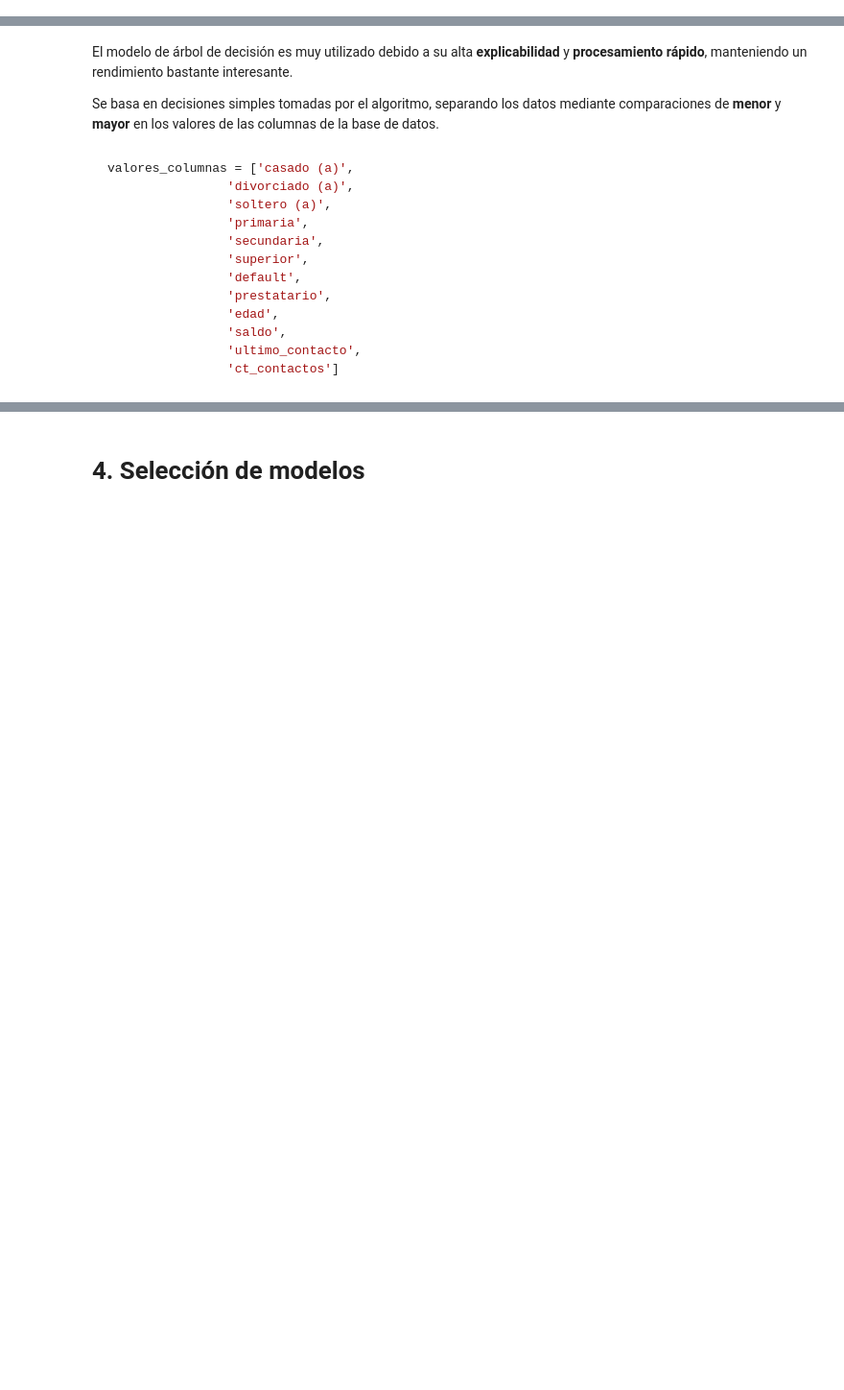
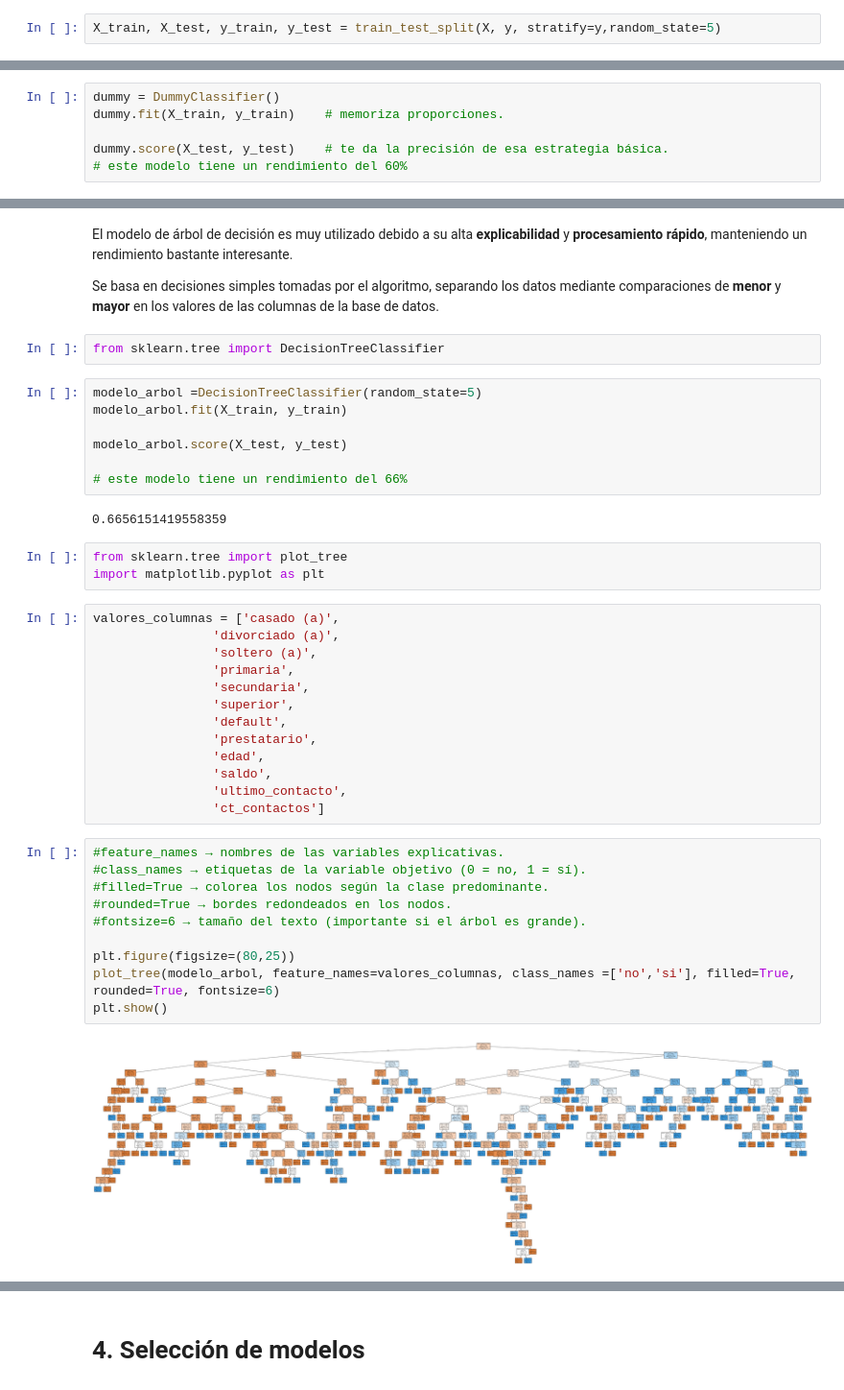
Before and after one commit to Nataliahfk/estadistica_python, a Jupyter notebook: clasificacion_primeros_pasos_machine_learning.ipynb, the cells around one changed output, grey strips where cells are left out. Shown at 96% size. Cells and saved outputs as stored; diff of their text form; blank space fills up the shorter version.

````diff
--- a/clasificacion_primeros_pasos_machine_learning.ipynb
+++ b/clasificacion_primeros_pasos_machine_learning.ipynb
@@ -207,3 +347,5 @@ Para comprender si el modelo realmente está aprendiendo de los datos, necesitam
+# %%
+X_train, X_test, y_train, y_test = train_test_split(X, y, stratify=y,random_state=5)
 # %% [markdown]
 ## Modelo de referencia - Baseline
 # %% [markdown]
@@ -210,0 +355,6 @@ El modelo más simple de clasificar los datos es simplemente utilizar un algorit
+# %%
+dummy = DummyClassifier()
+dummy.fit(X_train, y_train)    # memoriza proporciones.
+
+dummy.score(X_test, y_test)    # te da la precisión de esa estrategia básica.
+# este modelo tiene un rendimiento del 60%
@@ -214,18 +368,42 @@ El modelo más simple de clasificar los datos es simplemente utilizar un algorit
 El modelo de árbol de decisión es muy utilizado debido a su alta **explicabilidad** y **procesamiento rápido**, manteniendo un rendimiento bastante interesante.
 
 Se basa en decisiones simples tomadas por el algoritmo, separando los datos mediante comparaciones de **menor** y **mayor** en los valores de las columnas de la base de datos.
-# %% [markdown]
-```python
-valores_columnas = ['casado (a)',
-                'divorciado (a)',
-                'soltero (a)',
-                'primaria',
-                'secundaria',
-                'superior',
-                'default',
-                'prestatario',
-                'edad',
-                'saldo',
-                'ultimo_contacto',
-                'ct_contactos']
-```
+# %%
+from sklearn.tree import DecisionTreeClassifier
+# %%
+modelo_arbol =DecisionTreeClassifier(random_state=5)
+modelo_arbol.fit(X_train, y_train)
+
+modelo_arbol.score(X_test, y_test)
+
+# este modelo tiene un rendimiento del 66%
+# %% [output]
+0.6656151419558359
+# %%
+from sklearn.tree import plot_tree
+import matplotlib.pyplot as plt
+# %%
+valores_columnas = ['casado (a)',
+                'divorciado (a)',
+                'soltero (a)',
+                'primaria',
+                'secundaria',
+                'superior',
+                'default',
+                'prestatario',
+                'edad',
+                'saldo',
+                'ultimo_contacto',
+                'ct_contactos']
+# %%
+#feature_names → nombres de las variables explicativas.
+#class_names → etiquetas de la variable objetivo (0 = no, 1 = sí).
+#filled=True → colorea los nodos según la clase predominante.
+#rounded=True → bordes redondeados en los nodos.
+#fontsize=6 → tamaño del texto (importante si el árbol es grande).
+
+plt.figure(figsize=(80,25))
+plot_tree(modelo_arbol, feature_names=valores_columnas, class_names =['no','si'], filled=True, rounded=True, fontsize=6)
+plt.show()
+# %% [output]
+[figure, added]
````
Also changed, not shown: parts of 27 cells of this notebook.
